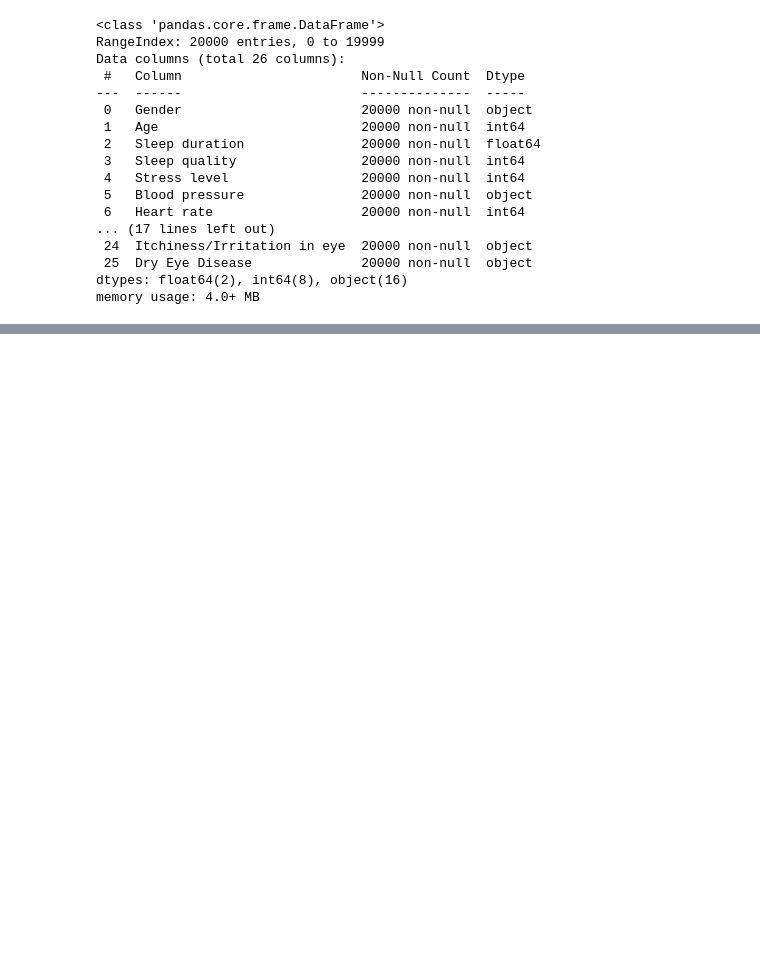
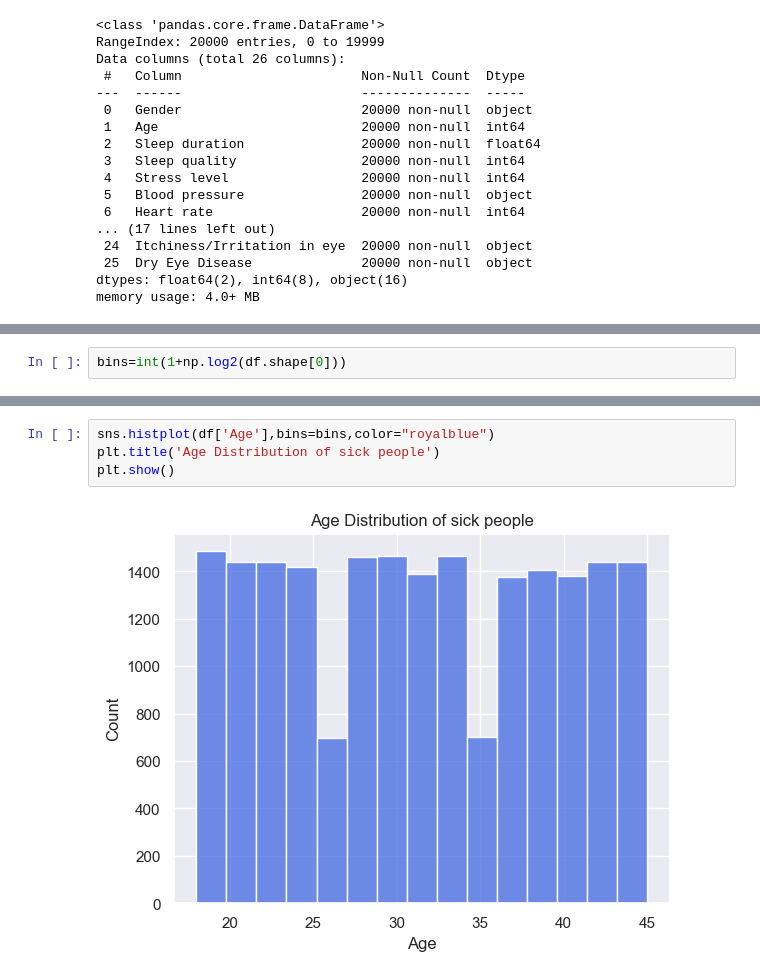
Before and after one commit to Jonkkeyler333/Deteccion_sindrome_ojo_seco, a Jupyter notebook: main.ipynb, the cells around one changed output, grey strips where cells are left out. Saved outputs shown, nothing was run; the diff lists cells and outputs as text; blank space fills up the shorter version.

```diff
--- a/main.ipynb
+++ b/main.ipynb
@@ -68,0 +90,2 @@ dtype: int64
+# %%
+bins=int(1+np.log2(df.shape[0]))
@@ -68,0 +136,6 @@ dtype: int64
+# %%
+sns.histplot(df['Age'],bins=bins,color="royalblue")
+plt.title('Age Distribution of sick people')
+plt.show()
+# %% [output]
+[figure, added]
```
Also changed, not shown: parts of 16 cells of this notebook.
